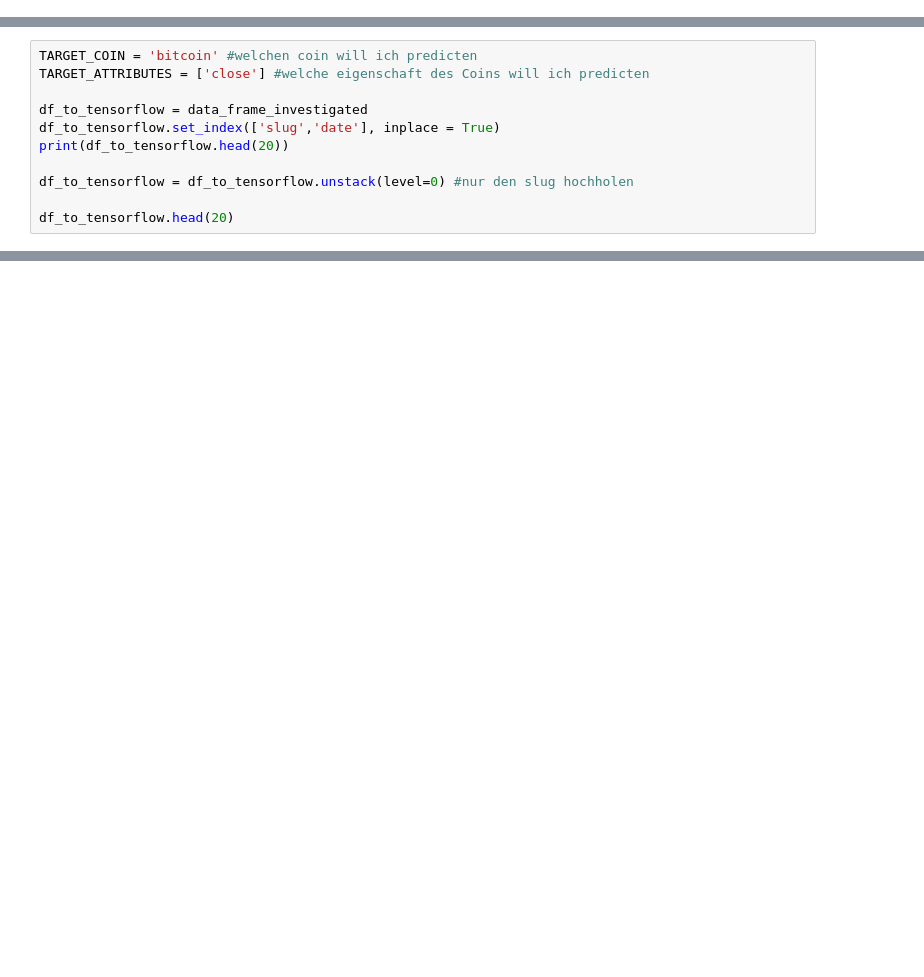
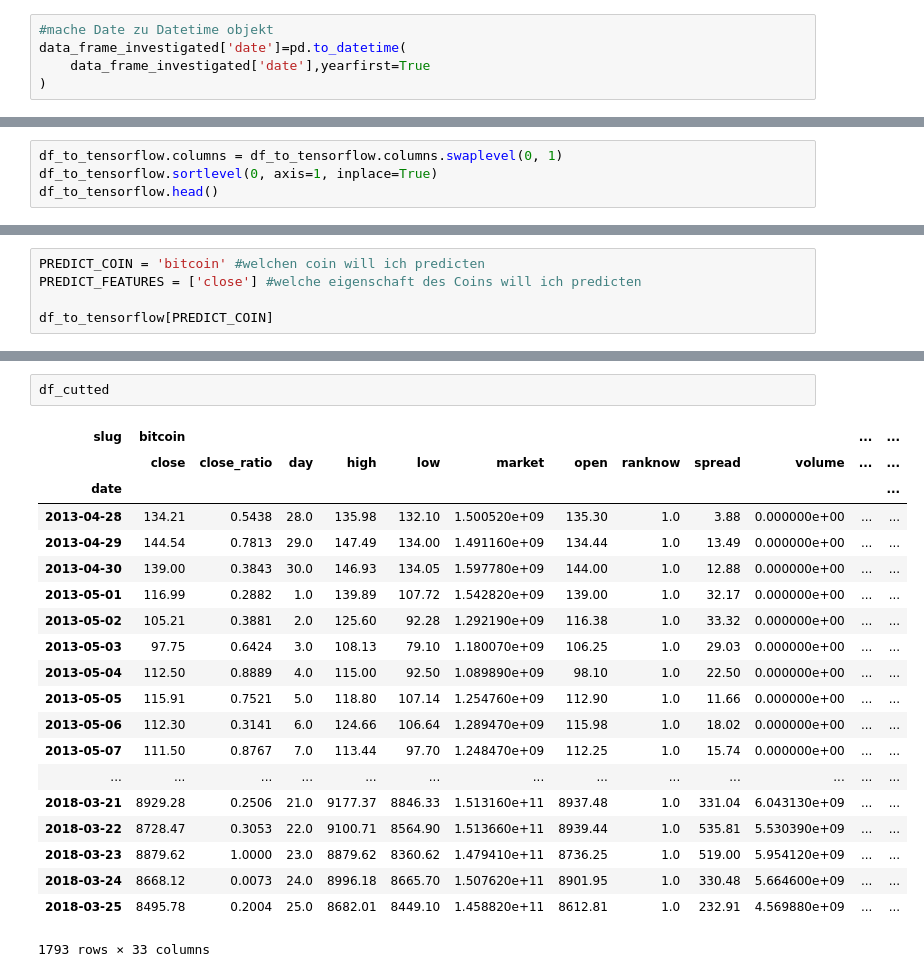
Before and after one commit to JonasNesk/Applied-Analytics, a Jupyter notebook: Tensorflow.ipynb, the cells around one changed output, grey strips where cells are left out. Saved outputs shown, nothing was run; the diff lists cells and outputs as text; blank space fills up the shorter version.

Commit message:
working tensorflow. modelbuilding time Bitcoin: 1h

```diff
--- a/Tensorflow.ipynb
+++ b/Tensorflow.ipynb
@@ -73,3 +60,8 @@ print(data_frame_investigated.head())
+# %%
+#mache Date zu Datetime objekt
+data_frame_investigated['date']=pd.to_datetime(
+    data_frame_investigated['date'],yearfirst=True
+)
 # %%
 #eliminiere redundante Attribute
 REDUNDANT_ATTRIBUTES=['symbol','name']
@@ -97,0 +111,4 @@ print(data_frame_investigated.head(5))
+# %%
+df_to_tensorflow.columns = df_to_tensorflow.columns.swaplevel(0, 1)
+df_to_tensorflow.sortlevel(0, axis=1, inplace=True)
+df_to_tensorflow.head()
@@ -98,12 +135,6 @@ print(data_frame_investigated.head(5))
 # %%
-TARGET_COIN = 'bitcoin' #welchen coin will ich predicten
-TARGET_ATTRIBUTES = ['close'] #welche eigenschaft des Coins will ich predicten
+PREDICT_COIN = 'bitcoin' #welchen coin will ich predicten
+PREDICT_FEATURES = ['close'] #welche eigenschaft des Coins will ich predicten
 
-df_to_tensorflow = data_frame_investigated
-df_to_tensorflow.set_index(['slug','date'], inplace = True)
-print(df_to_tensorflow.head(20))
-
-df_to_tensorflow = df_to_tensorflow.unstack(level=0) #nur den slug hochholen
-
-df_to_tensorflow.head(20)
+df_to_tensorflow[PREDICT_COIN]
 # %% [output]
@@ -166,0 +230,23 @@ Name: bitcoin, Length: 1793, dtype: float64
+# %%
+df_cutted
+# %% [output]
+| slug | bitcoin |  |  |  |  |  |  |  |  |  | ... | ... |
+|  | close | close_ratio | day | high | low | market | open | ranknow | spread | volume | ... | ... |
+| date |  |  |  |  |  |  |  |  |  |  |  | ... |
+| 2013-04-28 | 134.21 | 0.5438 | 28.0 | 135.98 | 132.10 | 1.500520e+09 | 135.30 | 1.0 | 3.88 | 0.000000e+00 | ... | ... |
+| 2013-04-29 | 144.54 | 0.7813 | 29.0 | 147.49 | 134.00 | 1.491160e+09 | 134.44 | 1.0 | 13.49 | 0.000000e+00 | ... | ... |
+| 2013-04-30 | 139.00 | 0.3843 | 30.0 | 146.93 | 134.05 | 1.597780e+09 | 144.00 | 1.0 | 12.88 | 0.000000e+00 | ... | ... |
+| 2013-05-01 | 116.99 | 0.2882 | 1.0 | 139.89 | 107.72 | 1.542820e+09 | 139.00 | 1.0 | 32.17 | 0.000000e+00 | ... | ... |
+| 2013-05-02 | 105.21 | 0.3881 | 2.0 | 125.60 | 92.28 | 1.292190e+09 | 116.38 | 1.0 | 33.32 | 0.000000e+00 | ... | ... |
+| 2013-05-03 | 97.75 | 0.6424 | 3.0 | 108.13 | 79.10 | 1.180070e+09 | 106.25 | 1.0 | 29.03 | 0.000000e+00 | ... | ... |
+| 2013-05-04 | 112.50 | 0.8889 | 4.0 | 115.00 | 92.50 | 1.089890e+09 | 98.10 | 1.0 | 22.50 | 0.000000e+00 | ... | ... |
+| 2013-05-05 | 115.91 | 0.7521 | 5.0 | 118.80 | 107.14 | 1.254760e+09 | 112.90 | 1.0 | 11.66 | 0.000000e+00 | ... | ... |
+| 2013-05-06 | 112.30 | 0.3141 | 6.0 | 124.66 | 106.64 | 1.289470e+09 | 115.98 | 1.0 | 18.02 | 0.000000e+00 | ... | ... |
+| 2013-05-07 | 111.50 | 0.8767 | 7.0 | 113.44 | 97.70 | 1.248470e+09 | 112.25 | 1.0 | 15.74 | 0.000000e+00 | ... | ... |
+| ... | ... | ... | ... | ... | ... | ... | ... | ... | ... | ... | ... | ... |
+| 2018-03-21 | 8929.28 | 0.2506 | 21.0 | 9177.37 | 8846.33 | 1.513160e+11 | 8937.48 | 1.0 | 331.04 | 6.043130e+09 | ... | ... |
+| 2018-03-22 | 8728.47 | 0.3053 | 22.0 | 9100.71 | 8564.90 | 1.513660e+11 | 8939.44 | 1.0 | 535.81 | 5.530390e+09 | ... | ... |
+| 2018-03-23 | 8879.62 | 1.0000 | 23.0 | 8879.62 | 8360.62 | 1.479410e+11 | 8736.25 | 1.0 | 519.00 | 5.954120e+09 | ... | ... |
+| 2018-03-24 | 8668.12 | 0.0073 | 24.0 | 8996.18 | 8665.70 | 1.507620e+11 | 8901.95 | 1.0 | 330.48 | 5.664600e+09 | ... | ... |
+| 2018-03-25 | 8495.78 | 0.2004 | 25.0 | 8682.01 | 8449.10 | 1.458820e+11 | 8612.81 | 1.0 | 232.91 | 4.569880e+09 | ... | ... |
+1793 rows × 33 columns
```
Also changed, not shown: parts of 32 cells of this notebook, 3 other files.
